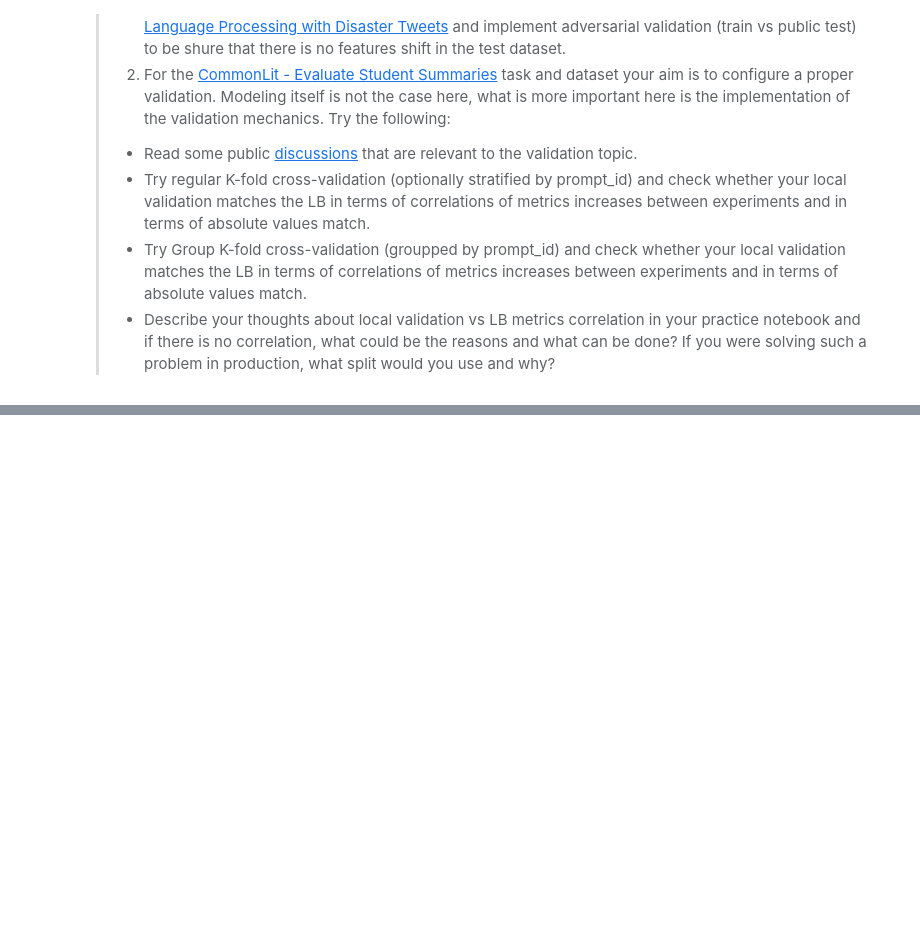
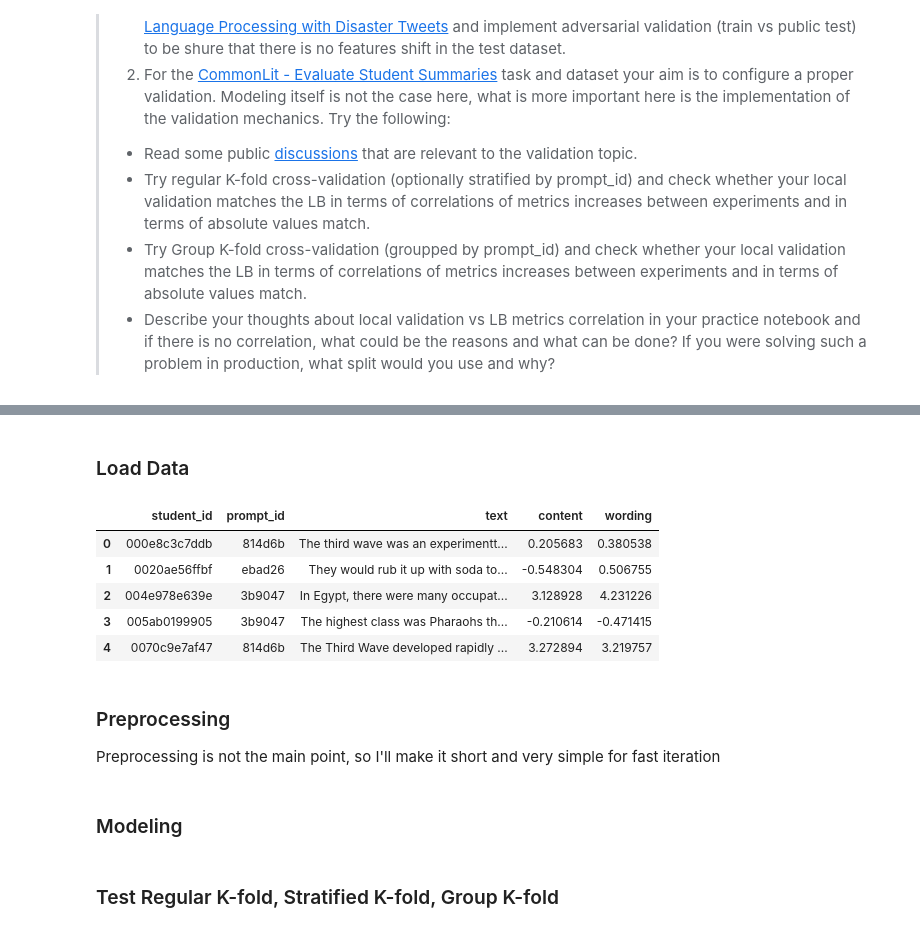
Before and after one commit to NochnoyRitzar/iasa_nlp_course, a Jupyter notebook: Lecture_3/Validation.ipynb, the cells around one changed output, grey strips where cells are left out. Drawn from its saved outputs; the diff is of its cells as text; code cells hidden in the pictures; blank space fills up the shorter version.

```diff
--- a/Lecture_3/Validation.ipynb
+++ b/Lecture_3/Validation.ipynb
@@ -1168,0 +1185,12 @@ Adversarial validation for the corrupted test dataset - ROCAUC=0.68 means that i
+# %%
+DATA_FOLDER = os.path.join('..', 'data')
+
+TWITTER_DATA_FOLDER = os.path.join(DATA_FOLDER, 'nlp-getting-started')
+TWITTER_TRAIN_PATH = os.path.join(TWITTER_DATA_FOLDER, 'train.csv')
+TWITTER_TEST_PATH = os.path.join(TWITTER_DATA_FOLDER, 'test.csv')
+
+COMMONLIT_DATA_FOLDER = os.path.join(DATA_FOLDER, 'commonlit_evaluate_student_summaries')
+COMMONLIT_TRAIN_SUMMARIES_PATH = os.path.join(COMMONLIT_DATA_FOLDER, 'summaries_train.csv')
+COMMONLIT_TRAIN_PROMPTS_PATH = os.path.join(COMMONLIT_DATA_FOLDER, 'prompts_train.csv')
+COMMONLIT_TEST_SUMMARIES_PATH = os.path.join(COMMONLIT_DATA_FOLDER, 'summaries_test.csv')
+COMMONLIT_TEST_PROMPTS_PATH = os.path.join(COMMONLIT_DATA_FOLDER, 'prompts_test.csv')
@@ -1168,0 +1217,20 @@ Adversarial validation for the corrupted test dataset - ROCAUC=0.68 means that i
+# %% [markdown]
+### Load Data
+# %%
+train_df = pd.read_csv(COMMONLIT_TRAIN_SUMMARIES_PATH)
+train_pt_df = pd.read_csv(COMMONLIT_TRAIN_PROMPTS_PATH)
+test_df = pd.read_csv(COMMONLIT_TEST_SUMMARIES_PATH)
+test_pt_df = pd.read_csv(COMMONLIT_TEST_PROMPTS_PATH)
+# %%
+train_df.head()
+# %% [output]
+|  | student_id | prompt_id | text | content | wording |
+| 0 | 000e8c3c7ddb | 814d6b | The third wave was an experimentt... | 0.205683 | 0.380538 |
+| 1 | 0020ae56ffbf | ebad26 | They would rub it up with soda to... | -0.548304 | 0.506755 |
+| 2 | 004e978e639e | 3b9047 | In Egypt, there were many occupat... | 3.128928 | 4.231226 |
+| 3 | 005ab0199905 | 3b9047 | The highest class was Pharaohs th... | -0.210614 | -0.471415 |
+| 4 | 0070c9e7af47 | 814d6b | The Third Wave developed rapidly ... | 3.272894 | 3.219757 |
+# %% [markdown]
+### Preprocessing
+
+Preprocessing is not the main point, so I'll make it short and very simple for fast iteration
@@ -1168,0 +1258,2 @@ Adversarial validation for the corrupted test dataset - ROCAUC=0.68 means that i
+# %% [markdown]
+### Modeling
@@ -1168,0 +1273,2 @@ Adversarial validation for the corrupted test dataset - ROCAUC=0.68 means that i
+# %% [markdown]
+### Test Regular K-fold, Stratified K-fold, Group K-fold
```
Also changed, not shown: parts of 20 cells of this notebook.
